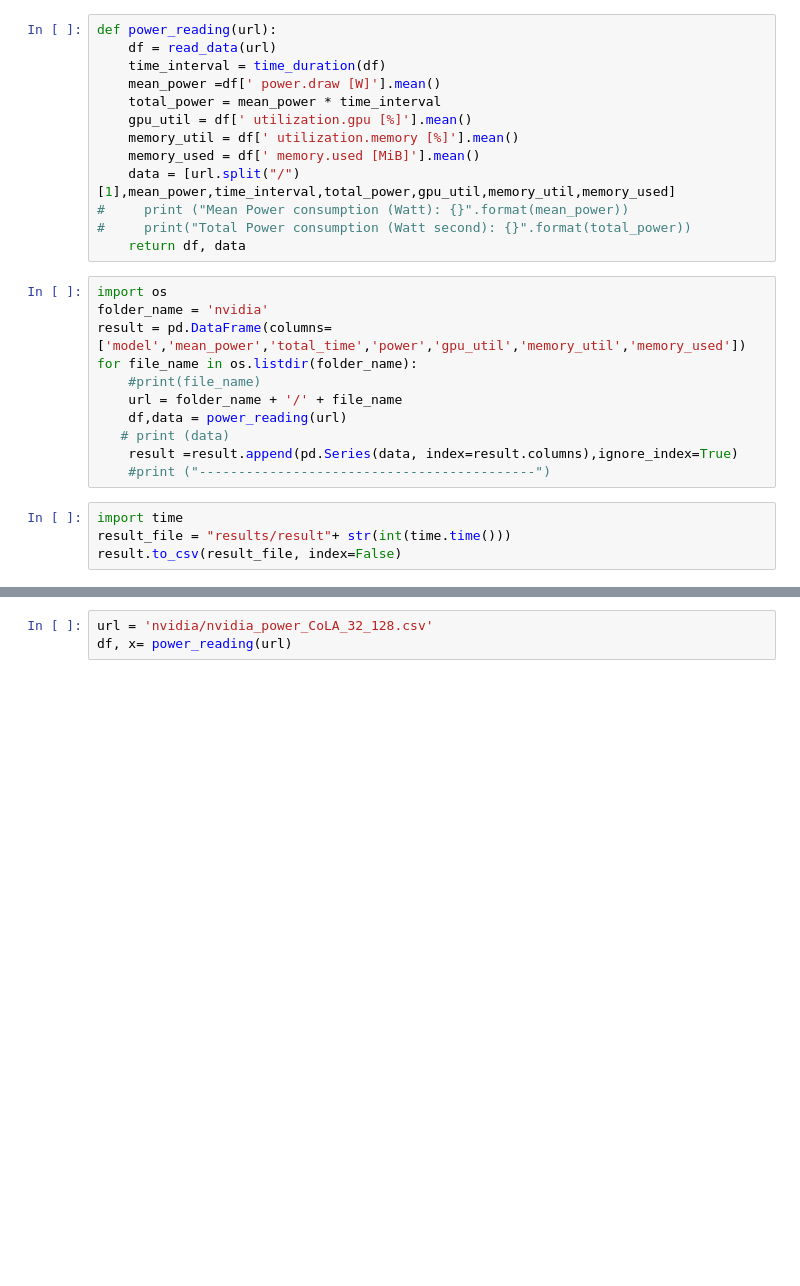
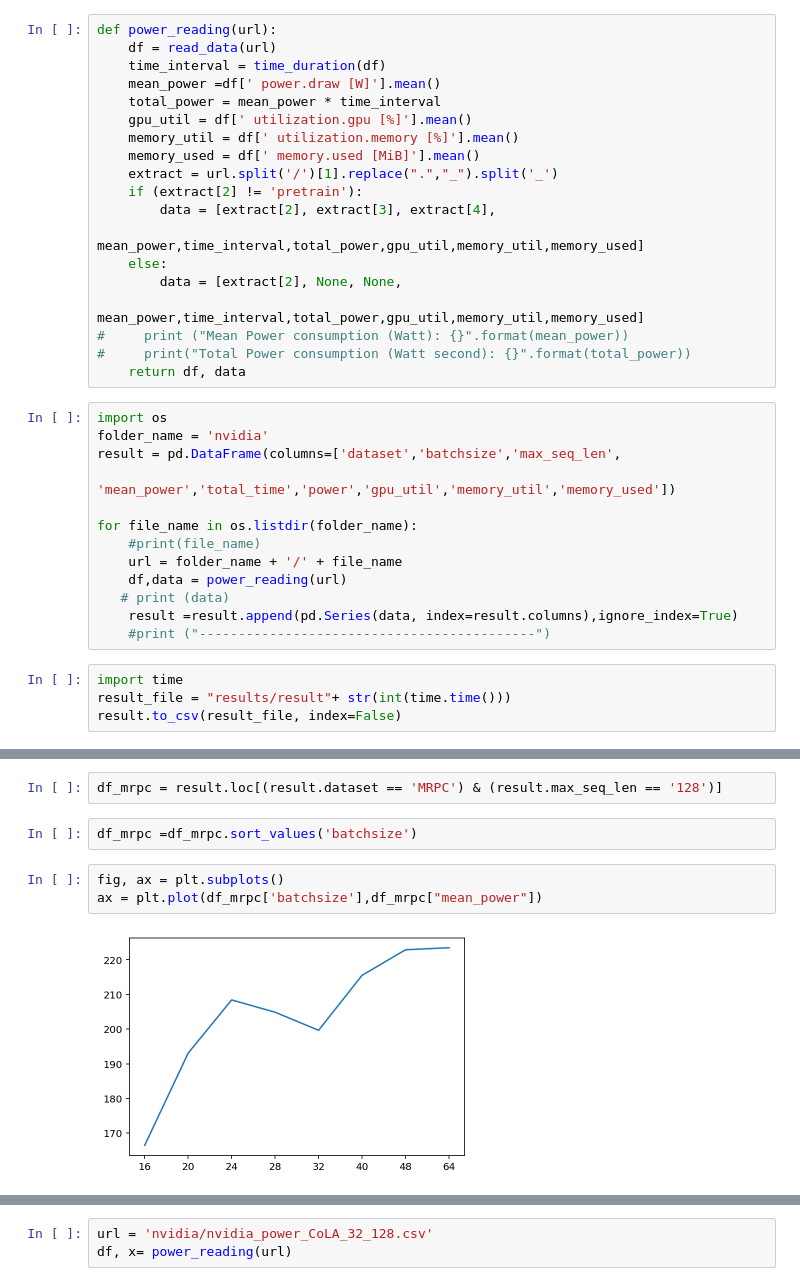
Before and after one commit to MScDissertation/NLP, a Jupyter notebook: nvidia-smi-data.ipynb, the cells around one changed output, grey strips where cells are left out. Cells and saved outputs as stored; diff of their text form; blank space fills up the shorter version.

```diff
--- a/nvidia-smi-data.ipynb
+++ b/nvidia-smi-data.ipynb
@@ -29,14 +29,22 @@ def power_reading(url):
     gpu_util = df[' utilization.gpu [%]'].mean()
     memory_util = df[' utilization.memory [%]'].mean()
     memory_used = df[' memory.used [MiB]'].mean()
-    data = [url.split("/")[1],mean_power,time_interval,total_power,gpu_util,memory_util,memory_used]
+    extract = url.split('/')[1].replace(".","_").split('_')
+    if (extract[2] != 'pretrain'):
+        data = [extract[2], extract[3], extract[4],
+                mean_power,time_interval,total_power,gpu_util,memory_util,memory_used]
+    else:
+        data = [extract[2], None, None,
+                mean_power,time_interval,total_power,gpu_util,memory_util,memory_used]
 #     print ("Mean Power consumption (Watt): {}".format(mean_power))
 #     print("Total Power consumption (Watt second): {}".format(total_power))
     return df, data
 # %%
 import os
 folder_name = 'nvidia'
-result = pd.DataFrame(columns=['model','mean_power','total_time','power','gpu_util','memory_util','memory_used'])
+result = pd.DataFrame(columns=['dataset','batchsize','max_seq_len',
+                               'mean_power','total_time','power','gpu_util','memory_util','memory_used'])
+
 for file_name in os.listdir(folder_name):
     #print(file_name)
     url = folder_name + '/' + file_name
@@ -50,0 +79,9 @@ result.to_csv(result_file, index=False)
+# %%
+df_mrpc = result.loc[(result.dataset == 'MRPC') & (result.max_seq_len == '128')]
+# %%
+df_mrpc =df_mrpc.sort_values('batchsize')
+# %%
+fig, ax = plt.subplots()
+ax = plt.plot(df_mrpc['batchsize'],df_mrpc["mean_power"])
+# %% [output]
+[figure, added]
```
Also changed, not shown: parts of 7 cells of this notebook, 2 other files.
